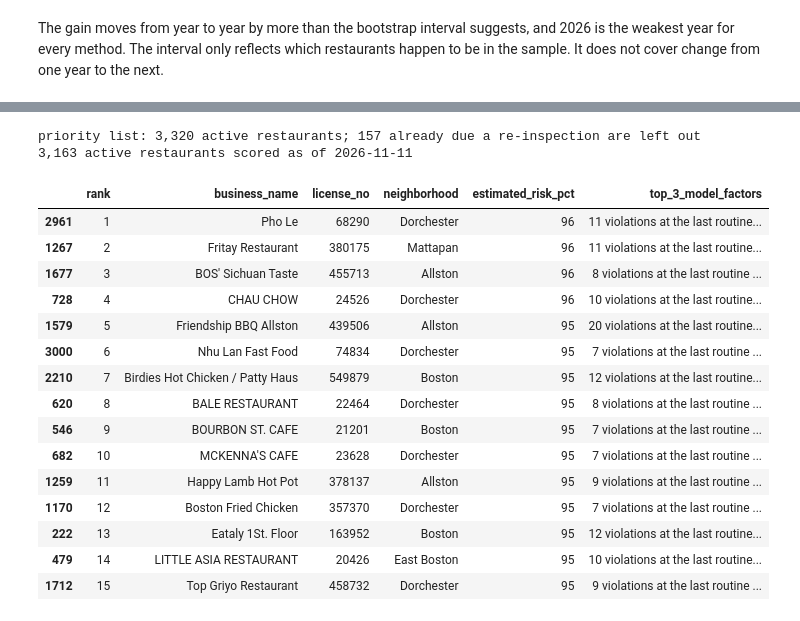
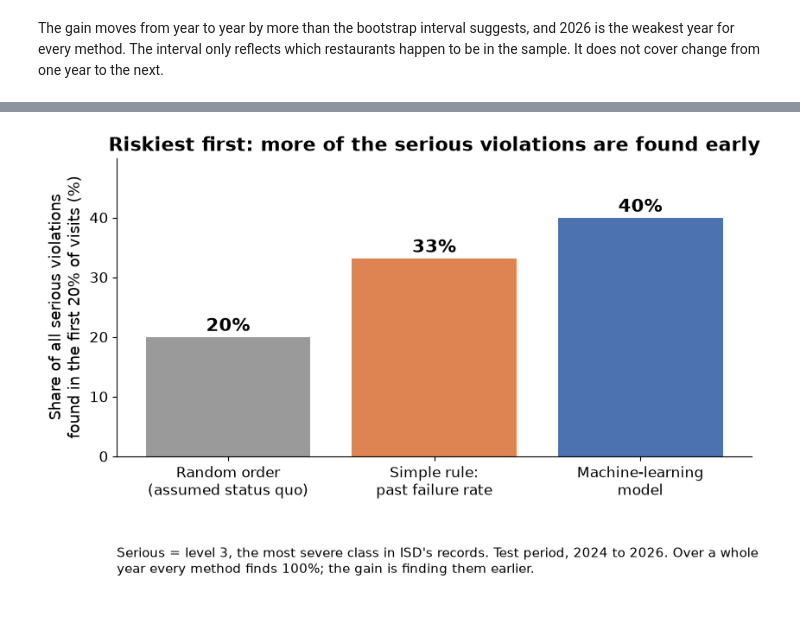
Before and after one commit to nh13120/boston-restaurant-inspection-risk, a Jupyter notebook: notebooks/04_results.ipynb, the cells around one changed output, grey strips where cells are left out. Saved outputs shown, nothing was run; the diff lists cells and outputs as text; code cells hidden in the pictures.

Commit message:
Gate 4 round 1 fixes: severity-based impact, capacity and calibration tables, neighborhood table, one-page README

```diff
--- a/notebooks/04_results.ipynb
+++ b/notebooks/04_results.ipynb
@@ -305,63 +343,10 @@ The three "model factors" per restaurant are the inputs that push its score up t
 # %%
-full = pd.read_parquet("../data/processed/inspections_full.parquet")
-as_of = pd.Timestamp(json.load(open("../data/raw/pull_metadata.json"))["pulled_at_utc"][:10])
-nxt = I.next_inspection_rows(full, as_of, F.add_history_features)
-
-# Same dtypes and categories as the training table.
-nxt[M.NUM_FEATURES] = nxt[M.NUM_FEATURES].astype("float64")
-for col in M.CAT_FEATURES:
-    nxt[col] = pd.Categorical(nxt[col], categories=table[col].cat.categories)
-
-if FINAL == "M2_lgbm_text":
-    emb_all = T.embed_cached(table["inspection_id"], table["prior_comments"], cache_dir="../data/processed")
-    pca_all = T.fit_pca(emb_all, fit_mask=has_text)
-    table_all = T.add_text_features(table.drop(columns=T.TEXT_FEATURES), emb_all, pca_all)
-    emb_next = T.embed_cached(nxt["inspection_id"], nxt["prior_comments"], cache_dir="../data/processed",
-                              name="embeddings_next")
-    nxt = T.add_text_features(nxt, emb_next, pca_all)
-else:
-    table_all = table
-
-deploy_params = {k: FROZEN[FINAL][k] for k in lgbm_keys}
-deploy_model = M.fit_lgbm(table_all, final_features, deploy_params)
-nxt["risk"] = deploy_model.predict_proba(nxt[final_features])[:, 1]
-nxt["factors"] = I.top_drivers(deploy_model, nxt[final_features], nxt, text_features=T.TEXT_FEATURES)
-nxt["factors"] = nxt["factors"].replace("", "no input raises the score above average")
-
-priority = (nxt.sort_values("risk", ascending=False)
-            .assign(rank=lambda d: np.arange(1, len(d) + 1), estimated_risk_pct=lambda d: (d["risk"] * 100).round(0).astype(int))
-            [["rank", "businessname", "licenseno", "neighborhood", "estimated_risk_pct", "factors"]]
-            .rename(columns={"businessname": "business_name", "licenseno": "license_no", "factors": "top_3_model_factors"}))
-assert not F.OWNER_COLUMNS & set(priority.columns)
-priority.to_csv("../results/priority_list.csv", index=False)
-open("../results/priority_list_note.md", "w").write(
-    "# How to read `priority_list.csv`\n\n"
-    f"The list ranks {len(priority):,} active Boston restaurants by a model's estimate of the chance that their next "
-    f"routine inspection fails, as of {as_of.date()}. The estimate comes from public inspection records only.\n\n"
-    "- `estimated_risk_pct` is a model estimate. It is not a finding about the business, and a high value does not "
-    "mean the restaurant is unsafe today.\n"
-    "- `top_3_model_factors` are the inputs that raise the estimate the most. They explain the model. They are not causes.\n"
-    "- Location is one of the inputs, so restaurants in some neighborhoods rank higher on average.\n"
-    "- The list is a suggestion for where an inspector might look first. It should not be used to rate or compare "
-    "businesses in public.\n")
-print(f"{len(priority):,} active restaurants scored as of {as_of.date()}")
-priority.head(15)
+fig = I.plot_share_bar({name: share for name, (share, _) in severity.items()}, FINAL,
+                       "Riskiest first: more of the serious violations are found early",
+                       "Share of all serious violations\nfound in the first 20% of visits (%)",
+                       "Serious = level 3, the most severe class in ISD's records. Test period, 2024 to 2026. Over a whole "
+                       "year every method finds 100%; the gain is finding them earlier.",
+                       path="../results/figures/serious_violations_bar.png")
+plt.show()
 # %% [output]
-priority list: 3,320 active restaurants; 157 already due a re-inspection are left out
-3,163 active restaurants scored as of 2026-11-11
-|  | rank | business_name | license_no | neighborhood | estimated_risk_pct | top_3_model_factors |
-| 2961 | 1 | Pho Le | 68290 | Dorchester | 96 | 11 violations at the last routine... |
-| 1267 | 2 | Fritay Restaurant | 380175 | Mattapan | 96 | 11 violations at the last routine... |
-| 1677 | 3 | BOS' Sichuan Taste | 455713 | Allston | 96 | 8 violations at the last routine ... |
-| 728 | 4 | CHAU CHOW | 24526 | Dorchester | 96 | 10 violations at the last routine... |
-| 1579 | 5 | Friendship BBQ Allston | 439506 | Allston | 95 | 20 violations at the last routine... |
-| 3000 | 6 | Nhu Lan Fast Food | 74834 | Dorchester | 95 | 7 violations at the last routine ... |
-| 2210 | 7 | Birdies Hot Chicken / Patty Haus | 549879 | Boston | 95 | 12 violations at the last routine... |
-| 620 | 8 | BALE RESTAURANT | 22464 | Dorchester | 95 | 8 violations at the last routine ... |
-| 546 | 9 | BOURBON ST. CAFE | 21201 | Boston | 95 | 7 violations at the last routine ... |
-| 682 | 10 | MCKENNA'S CAFE | 23628 | Dorchester | 95 | 7 violations at the last routine ... |
-| 1259 | 11 | Happy Lamb Hot Pot | 378137 | Allston | 95 | 9 violations at the last routine ... |
-| 1170 | 12 | Boston Fried Chicken | 357370 | Dorchester | 95 | 7 violations at the last routine ... |
-| 222 | 13 | Eataly 1St. Floor | 163952 | Boston | 95 | 12 violations at the last routine... |
-| 479 | 14 | LITTLE ASIA RESTAURANT | 20426 | East Boston | 95 | 10 violations at the last routine... |
-| 1712 | 15 | Top Griyo Restaurant | 458732 | Dorchester | 95 | 9 violations at the last routine ... |
+[figure, added]
```
Also changed, not shown: parts of 23 cells of this notebook, 19 other files.
